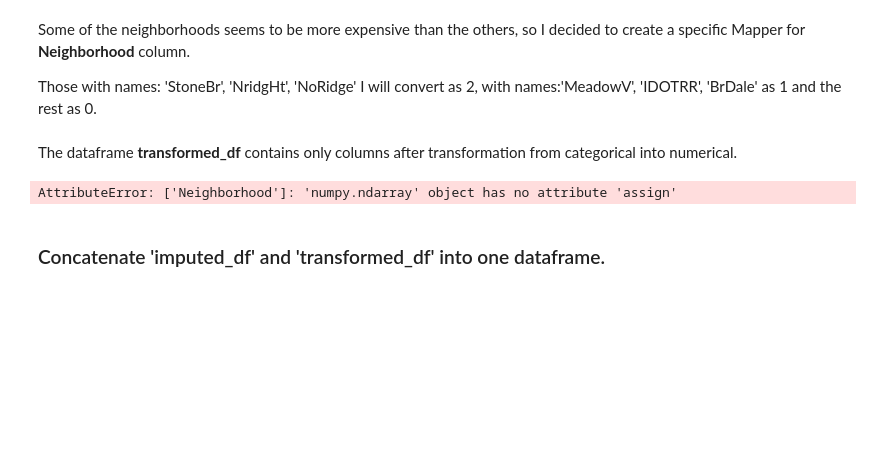
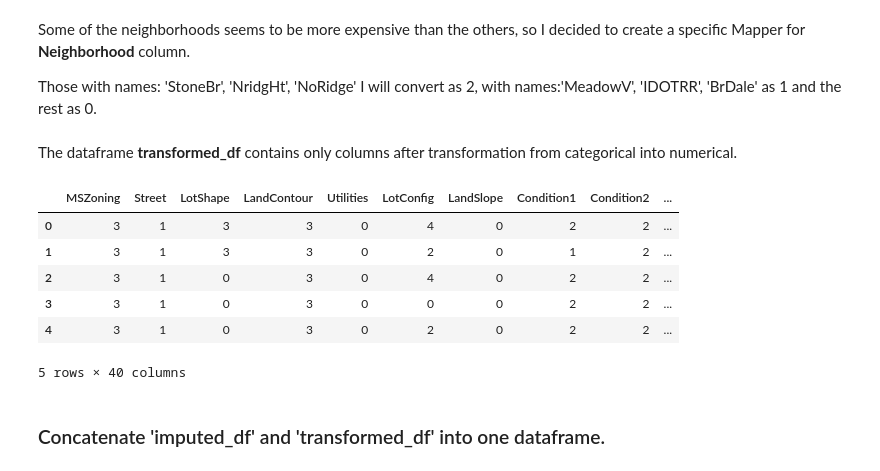
Before and after one commit to JoannaBroniarek/House-Prices-Advanced-Regression-Techniques, a Jupyter notebook: Kaggle_Project2.ipynb, the cells around one changed output. Saved outputs shown, nothing was run; the diff lists cells and outputs as text; code cells hidden in the pictures; blank space fills up the shorter version.

```diff
--- a/Kaggle_Project2.ipynb
+++ b/Kaggle_Project2.ipynb
@@ -361,23 +358,34 @@ class NeighborhoodTransformer(BaseEstimator, TransformerMixin):
 The dataframe **transformed_df** contains only columns after transformation from categorical into numerical.
 # %%
 # TRANSFORMATION INTO NUMERICS
-
 cat_features = sklearn_pandas.gen_features([[c] for c in cat_feats.tolist() if c != "Neighborhood"],
                                            [LabelEncoder])
-title_features = [(['Neighborhood'], [NeighborhoodTransformer()],
-                   {'alias': 'Neigh_ID'})]
+neighb_features = [(['Neighborhood'], [NeighborhoodTransformer()])]
 
 # Pipeline
-label_encoder = sklearn_pandas.DataFrameMapper(cat_features + title_features)
+label_encoder = sklearn_pandas.DataFrameMapper(cat_features + neighb_features)
 
 # Transformation
-transformed_feats = label_encoder.fit_transform(clear_data.copy())
-transformed_df = pd.DataFrame(transformed_feats, index=clear_data.index, columns=cat_feats)
+transformed_feats = label_encoder.fit_transform(clear_data)
+
+# The list with order of column names
+cols = cat_feats.tolist()
+cols.remove("Neighborhood")
+cols.append("Neighborhood")
+
+# Putting transformed features into dataframe
+transformed_df = pd.DataFrame(transformed_feats, index=clear_data.index, columns=cols)
 
 # Show first rows:
 transformed_df.head()
 # %% [output]
+|  | MSZoning | Street | LotShape | LandContour | Utilities | LotConfig | LandSlope | Condition1 | Condition2 | ... |
+| 0 | 3 | 1 | 3 | 3 | 0 | 4 | 0 | 2 | 2 | ... |
+| 1 | 3 | 1 | 3 | 3 | 0 | 2 | 0 | 1 | 2 | ... |
+| 2 | 3 | 1 | 0 | 3 | 0 | 4 | 0 | 2 | 2 | ... |
+| 3 | 3 | 1 | 0 | 3 | 0 | 0 | 0 | 2 | 2 | ... |
+| 4 | 3 | 1 | 0 | 3 | 0 | 2 | 0 | 2 | 2 | ... |
-AttributeError: ['Neighborhood']: 'numpy.ndarray' object has no attribute 'assign'
+5 rows × 40 columns
 # %% [markdown]
 ### Concatenate 'imputed_df' and 'transformed_df' into one dataframe.
 # %%
```
Also changed, not shown: parts of 42 cells of this notebook.
